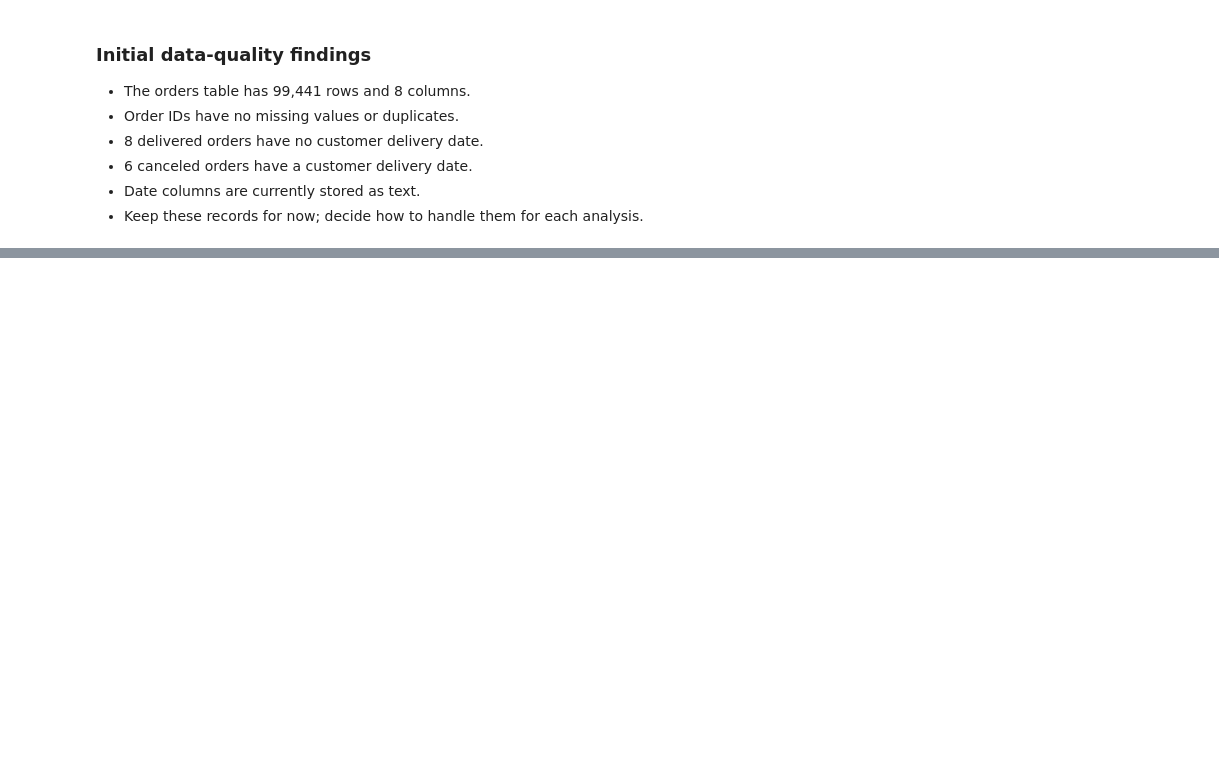
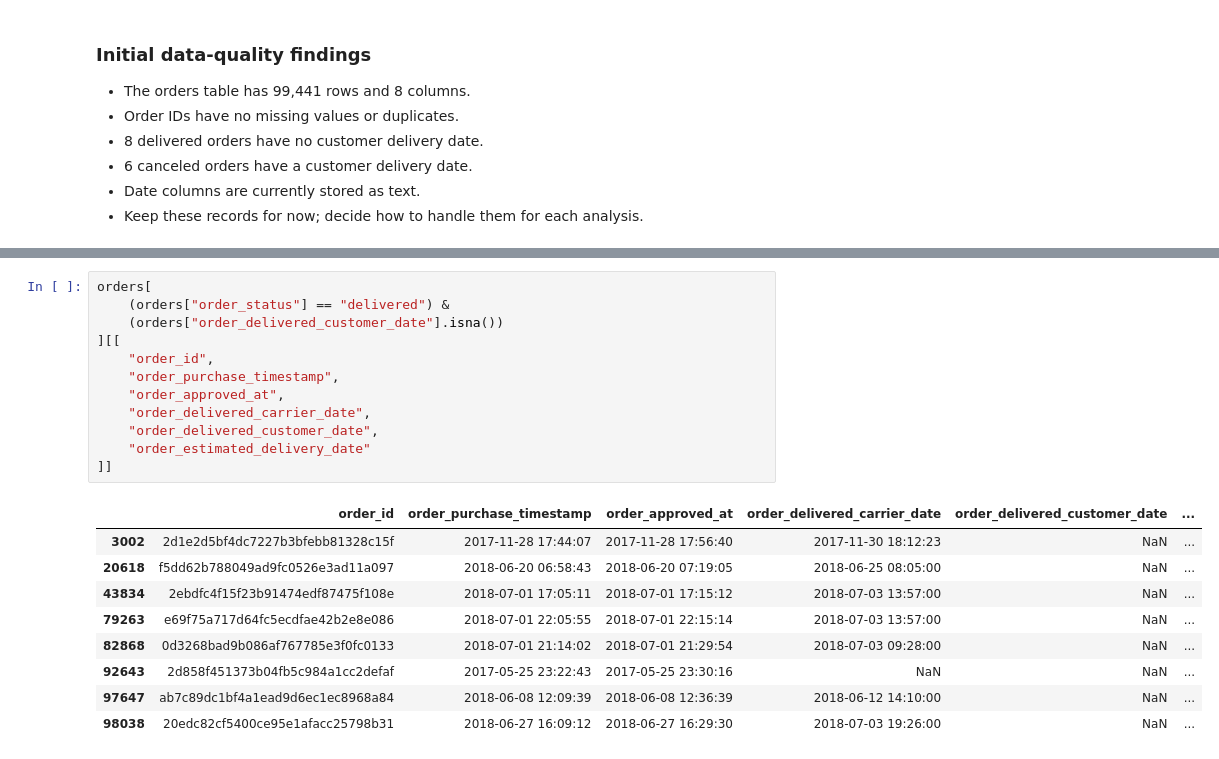
Before and after one commit to AdibaKaylaa/olist-ecommerce-analysis, a Jupyter notebook: notebboks/olist_analysis.ipynb, the cells around one changed output, grey strips where cells are left out. Drawn from its saved outputs; the diff is of its cells as text; blank space fills up the shorter version.

```diff
--- a/notebboks/olist_analysis.ipynb
+++ b/notebboks/olist_analysis.ipynb
@@ -130,0 +139,22 @@ orders.loc[
+# %%
+orders[
+    (orders["order_status"] == "delivered") &
+    (orders["order_delivered_customer_date"].isna())
+][[
+    "order_id",
+    "order_purchase_timestamp",
+    "order_approved_at",
+    "order_delivered_carrier_date",
+    "order_delivered_customer_date",
+    "order_estimated_delivery_date"
+]]
+# %% [output]
+|  | order_id | order_purchase_timestamp | order_approved_at | order_delivered_carrier_date | order_delivered_customer_date | ... |
+| 3002 | 2d1e2d5bf4dc7227b3bfebb81328c15f | 2017-11-28 17:44:07 | 2017-11-28 17:56:40 | 2017-11-30 18:12:23 | NaN | ... |
+| 20618 | f5dd62b788049ad9fc0526e3ad11a097 | 2018-06-20 06:58:43 | 2018-06-20 07:19:05 | 2018-06-25 08:05:00 | NaN | ... |
+| 43834 | 2ebdfc4f15f23b91474edf87475f108e | 2018-07-01 17:05:11 | 2018-07-01 17:15:12 | 2018-07-03 13:57:00 | NaN | ... |
+| 79263 | e69f75a717d64fc5ecdfae42b2e8e086 | 2018-07-01 22:05:55 | 2018-07-01 22:15:14 | 2018-07-03 13:57:00 | NaN | ... |
+| 82868 | 0d3268bad9b086af767785e3f0fc0133 | 2018-07-01 21:14:02 | 2018-07-01 21:29:54 | 2018-07-03 09:28:00 | NaN | ... |
+| 92643 | 2d858f451373b04fb5c984a1cc2defaf | 2017-05-25 23:22:43 | 2017-05-25 23:30:16 | NaN | NaN | ... |
+| 97647 | ab7c89dc1bf4a1ead9d6ec1ec8968a84 | 2018-06-08 12:09:39 | 2018-06-08 12:36:39 | 2018-06-12 14:10:00 | NaN | ... |
+| 98038 | 20edc82cf5400ce95e1afacc25798b31 | 2018-06-27 16:09:12 | 2018-06-27 16:29:30 | 2018-07-03 19:26:00 | NaN | ... |
```
Also changed, not shown: parts of 38 cells of this notebook.
